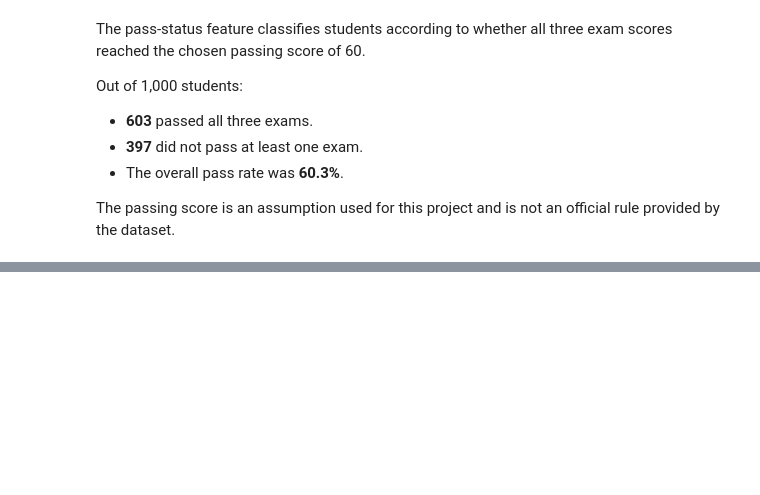
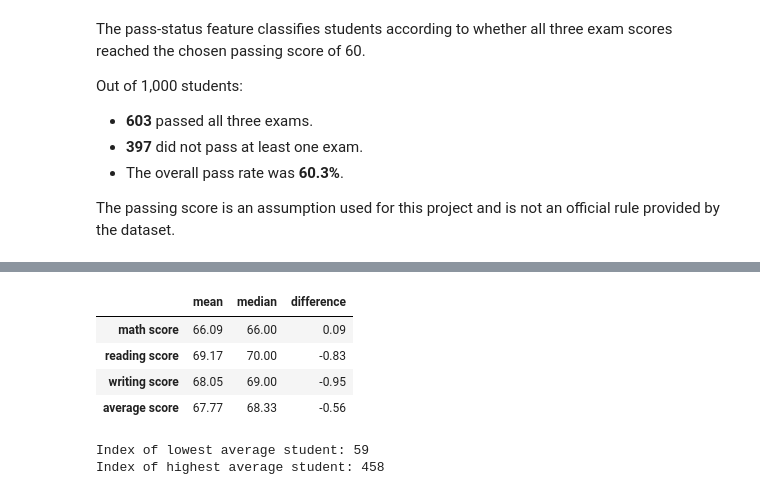
Before and after one commit to FawazKhaled/KAUSTxAI-Training, a Jupyter notebook: Rung_1/eda.ipynb, the cells around one changed output, grey strips where cells are left out. Drawn from its saved outputs; the diff is of its cells as text; code cells hidden in the pictures; blank space fills up the shorter version.

Commit message:
feat: checked for highest performing student and lowest performing student

```diff
--- a/Rung_1/eda.ipynb
+++ b/Rung_1/eda.ipynb
@@ -355,0 +396,27 @@ The passing score is an assumption used for this project and is not an official
+# %%
+# analytically having a small difference between mean and median indicates a symmetric distribution, while a large difference suggests skewness. This comparison helps identify potential outliers or non-normal distributions in the data.
+
+mean_median_comparison = (df[numerical_columns].agg(["mean", "median"]).T.round(2))
+
+mean_median_comparison["difference"] = (mean_median_comparison["mean"] - mean_median_comparison["median"]).round(2)
+
+mean_median_comparison
+# %% [output]
+|  | mean | median | difference |
+| math score | 66.09 | 66.00 | 0.09 |
+| reading score | 69.17 | 70.00 | -0.83 |
+| writing score | 68.05 | 69.00 | -0.95 |
+| average score | 67.77 | 68.33 | -0.56 |
+# %%
+lowest_average_index = df["average score"].idxmin()
+highest_average_index = df["average score"].idxmax()
+
+lowest_average_student = df.loc[lowest_average_index]
+highest_average_student = df.loc[highest_average_index]
+
+# Note that the index shown is actually 2 less than the index in the csv file due to their being an empty line in the end and the header row in the csv file. So, the index in the csv file is actually 2 more than what is shown here.
+print("Index of lowest average student:", lowest_average_index)
+print("Index of highest average student:", highest_average_index)
+# %% [output]
+Index of lowest average student: 59
+Index of highest average student: 458
```
Also changed, not shown: parts of 9 cells of this notebook.
